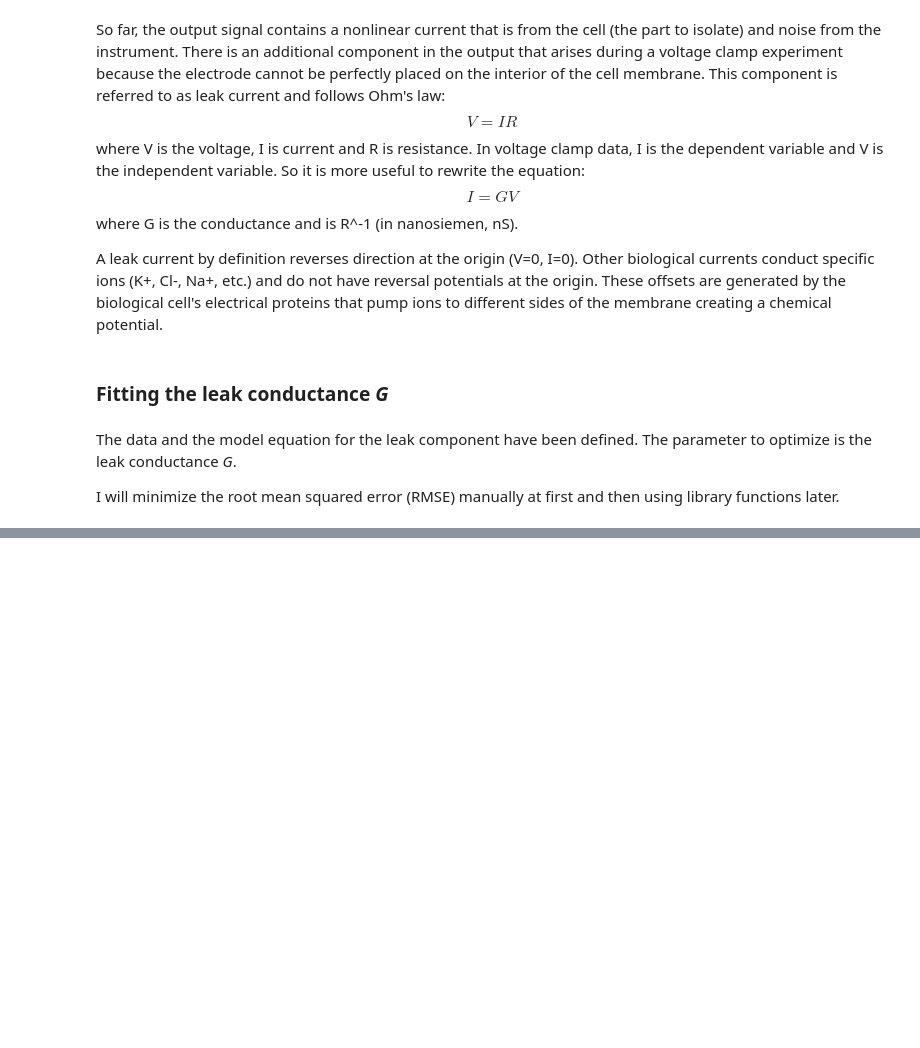
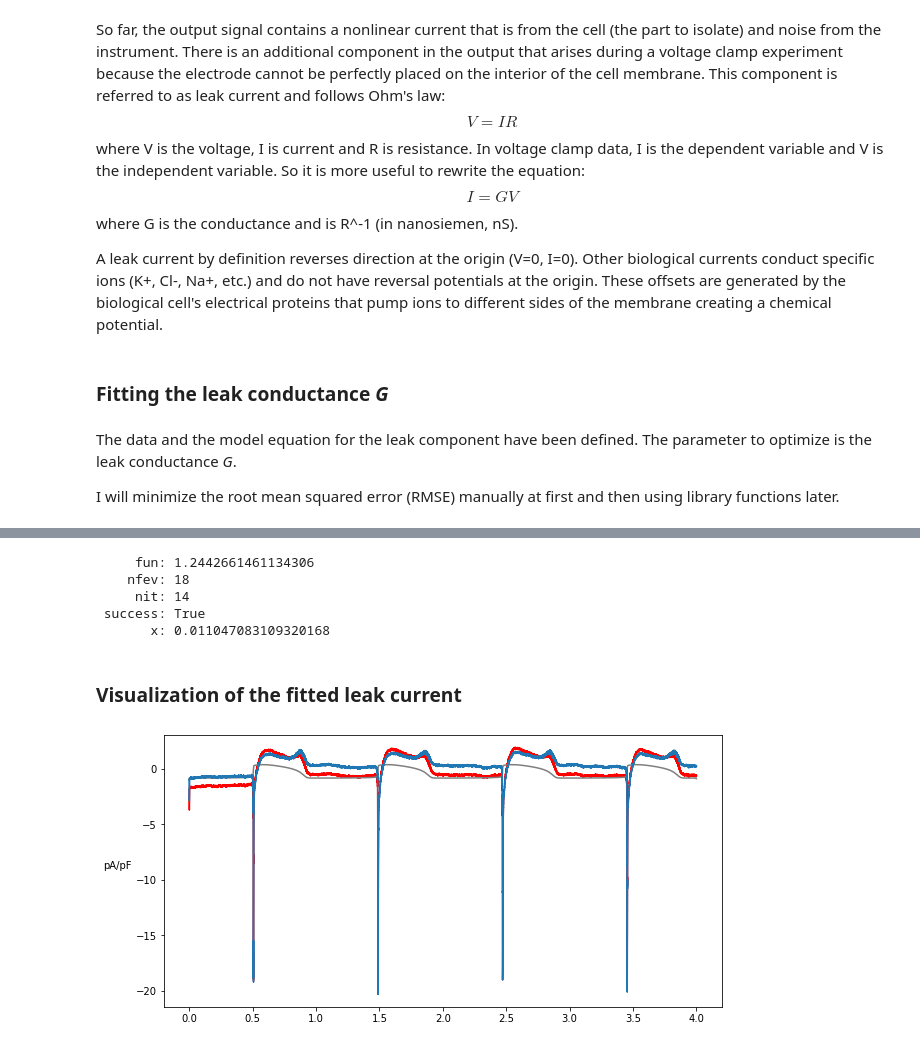
Before and after one commit to dtilley/isolating_bioelectrical_current, a Jupyter notebook: leak_subtraction_TUTORIAL.ipynb, the cells around one changed output, grey strips where cells are left out. Drawn from its saved outputs; the diff is of its cells as text; code cells hidden in the pictures; blank space fills up the shorter version.

```diff
--- a/leak_subtraction_TUTORIAL.ipynb
+++ b/leak_subtraction_TUTORIAL.ipynb
@@ -122,0 +124,33 @@ g_leak_crude
+# %%
+def objective_min_rmse(g):
+    i_leak = (g * c5_vc.mV)
+    return(calc_rmse(c5_vc.i_pApF, i_leak))
+# %%
+res = minimize_scalar(objective_min_rmse)
+res
+# %% [output]
+     fun: 1.2442661461134306
+    nfev: 18
+     nit: 14
+ success: True
+       x: 0.011047083109320168
+# %% [markdown]
+### Visualization of the fitted leak current
+# %%
+i_leak_fitted = res.x * c5_vc.mV
+i_leak_subtracted = c5_vc.i_pApF - i_leak_fitted
+# %%
+fig, ax = plt.subplots(figsize=(10,5))
+# Draw voltage trace
+ax.plot(c5_vc.t_ms/1000, c5_vc.i_pApF, color='red')
+ax.set_ylabel('pA/pF', color='black')
+ax.yaxis.label.set(rotation='horizontal', ha='right');
+
+#
+ax.plot(c5_vc.t_ms/1000, i_leak_fitted, label='Leak Current', color='tab:gray')
+
+#
+ax.plot(c5_vc.t_ms/1000, i_leak_subtracted, label='Leak Subtracted', color='tab:blue')
+plt.show()
+# %% [output]
+[figure, added]
```
Also changed, not shown: parts of 9 cells of this notebook, 1 other file.
